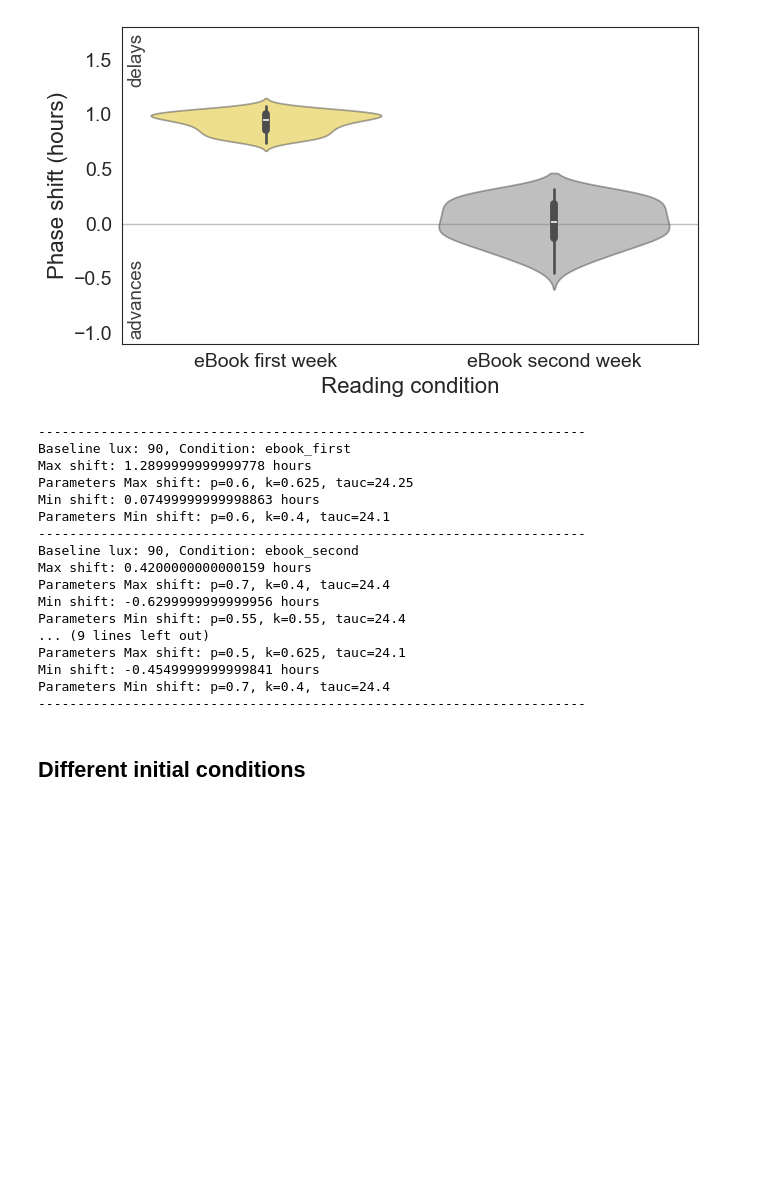
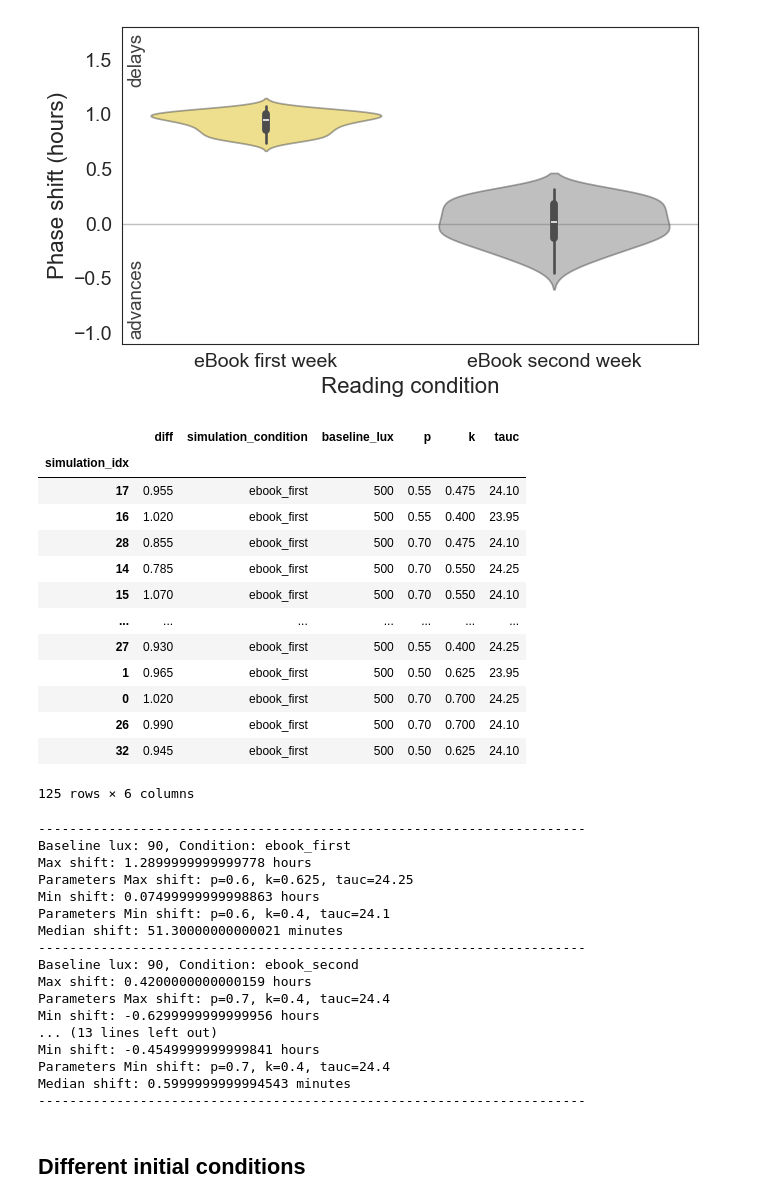
Before and after one commit to ftavella/evening_light_article, a Jupyter notebook: src/04_plot_results.ipynb, the cells around one changed output. Drawn from its saved outputs; the diff is of its cells as text; code cells hidden in the pictures; blank space fills up the shorter version.

Commit message:
print median phase shifts

```diff
--- a/src/04_plot_results.ipynb
+++ b/src/04_plot_results.ipynb
@@ -601,6 +603,23 @@ for baseline_lux in baseline_lux_options:
 # %% [output]
 [figure]
 [figure]
+# %%
+shift_first
+# %% [output]
+|  | diff | simulation_condition | baseline_lux | p | k | tauc |
+| simulation_idx |  |  |  |  |  |  |
+| 17 | 0.955 | ebook_first | 500 | 0.55 | 0.475 | 24.10 |
+| 16 | 1.020 | ebook_first | 500 | 0.55 | 0.400 | 23.95 |
+| 28 | 0.855 | ebook_first | 500 | 0.70 | 0.475 | 24.10 |
+| 14 | 0.785 | ebook_first | 500 | 0.70 | 0.550 | 24.25 |
+| 15 | 1.070 | ebook_first | 500 | 0.70 | 0.550 | 24.10 |
+| ... | ... | ... | ... | ... | ... | ... |
+| 27 | 0.930 | ebook_first | 500 | 0.55 | 0.400 | 24.25 |
+| 1 | 0.965 | ebook_first | 500 | 0.50 | 0.625 | 23.95 |
+| 0 | 1.020 | ebook_first | 500 | 0.70 | 0.700 | 24.25 |
+| 26 | 0.990 | ebook_first | 500 | 0.70 | 0.700 | 24.10 |
+| 32 | 0.945 | ebook_first | 500 | 0.50 | 0.625 | 24.10 |
+125 rows × 6 columns
 # %%
 # Find parameters for the largest shift on condition
 baseline_lux_options = [90, 500]
@@ -613,6 +632,7 @@ for baseline_lux in baseline_lux_options:
     df = pd.concat([shift_first, shift_second])
     max_shift_idx = df['diff'].abs().idxmax()
     for condition in conditions:
+        median_shift = df[df['simulation_condition'] == condition]['diff'].median()
         best_parameters_max = df[df['simulation_condition'] == condition].loc[df[df['simulation_condition'] == condition]['diff'].idxmax()]
         best_parameters_min = df[df['simulation_condition'] == condition].loc[df[df['simulation_condition'] == condition]['diff'].idxmin()]
         print(f'Baseline lux: {baseline_lux}, Condition: {condition}')
@@ -620,6 +640,7 @@ for baseline_lux in baseline_lux_options:
         print(f'Parameters Max shift: p={best_parameters_max["p"]}, k={best_parameters_max["k"]}, tauc={best_parameters_max["tauc"]}')
         print(f'Min shift: {best_parameters_min["diff"]} hours')
         print(f'Parameters Min shift: p={best_parameters_min["p"]}, k={best_parameters_min["k"]}, tauc={best_parameters_min["tauc"]}')
+        print(f'Median shift: {median_shift * 60} minutes')
         print('-' * 70)
 # %% [output]
 ----------------------------------------------------------------------
@@ -628,16 +649,16 @@ Max shift: 1.2899999999999778 hours
 Parameters Max shift: p=0.6, k=0.625, tauc=24.25
 Min shift: 0.07499999999998863 hours
 Parameters Min shift: p=0.6, k=0.4, tauc=24.1
+Median shift: 51.30000000000021 minutes
 ----------------------------------------------------------------------
 Baseline lux: 90, Condition: ebook_second
 Max shift: 0.4200000000000159 hours
 Parameters Max shift: p=0.7, k=0.4, tauc=24.4
 Min shift: -0.6299999999999956 hours
-Parameters Min shift: p=0.55, k=0.55, tauc=24.4
-... (9 lines left out)
-Parameters Max shift: p=0.5, k=0.625, tauc=24.1
+... (13 lines left out)
 Min shift: -0.4549999999999841 hours
 Parameters Min shift: p=0.7, k=0.4, tauc=24.4
+Median shift: 0.5999999999994543 minutes
 ----------------------------------------------------------------------
 # %% [markdown]
 ## Different initial conditions
```
Also changed, not shown: parts of 1 cell of this notebook.
